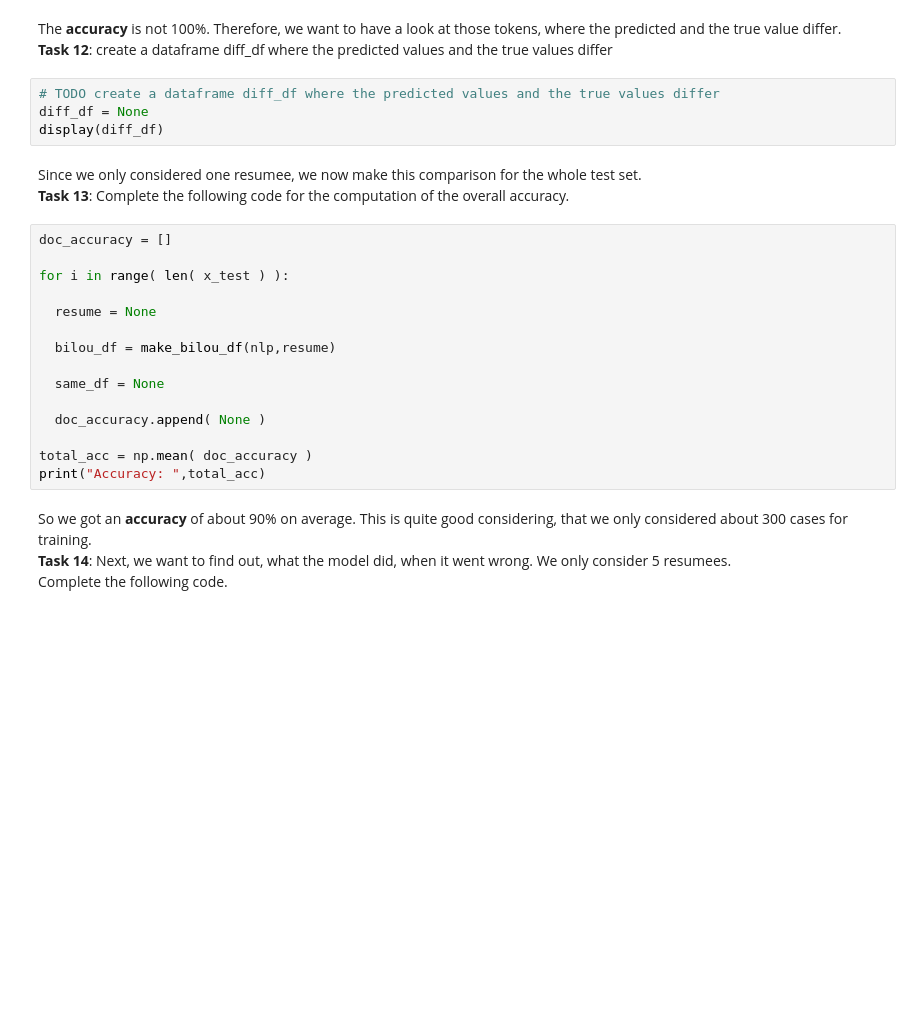
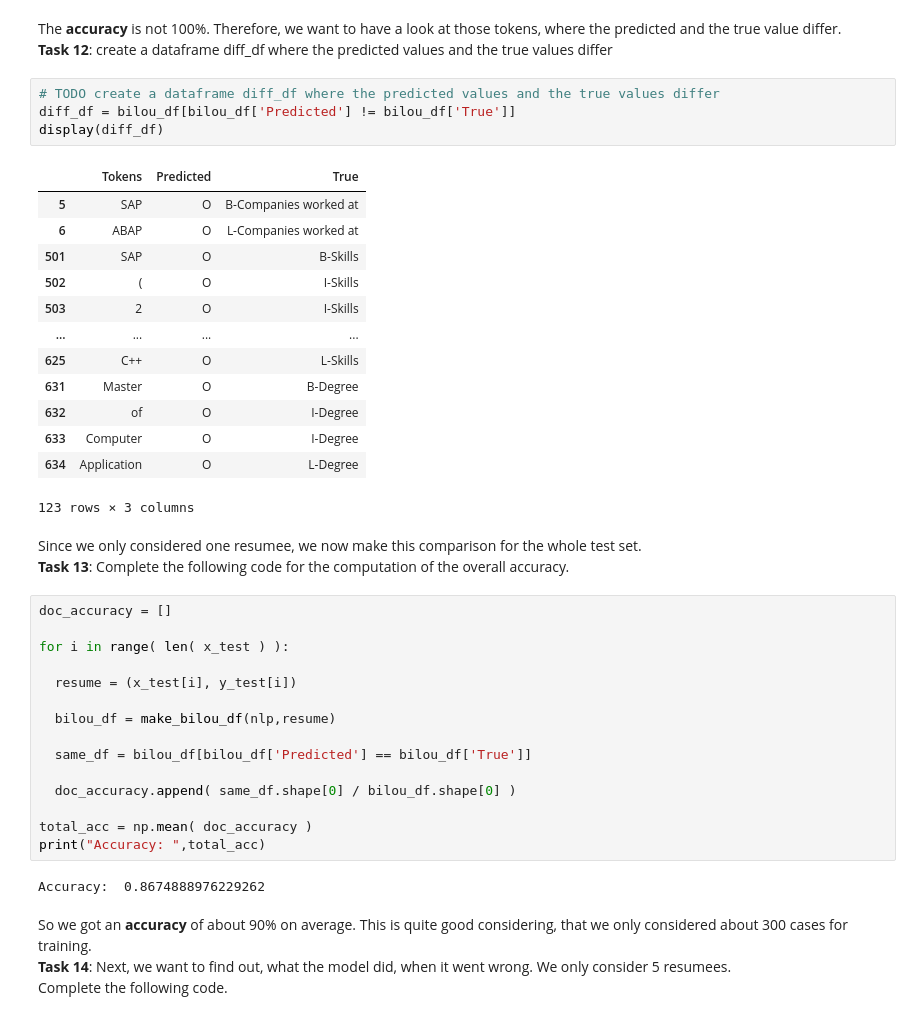
Before and after one commit to DOMEscho/saki-named-entity-recognition, a Jupyter notebook: ner_2_2021.ipynb, the cells around one changed output. Cells and saved outputs as stored; diff of their text form; blank space fills up the shorter version.

```diff
--- a/ner_2_2021.ipynb
+++ b/ner_2_2021.ipynb
@@ -422,8 +442,22 @@ The __accuracy__ is not 100%. Therefore, we want to have a look at those tokens,
 __Task 12__: create a dataframe diff_df where the predicted values and the true values differ
 # %%
 # TODO create a dataframe diff_df where the predicted values and the true values differ
-diff_df = None
+diff_df = bilou_df[bilou_df['Predicted'] != bilou_df['True']]
 display(diff_df)
+# %% [output]
+|  | Tokens | Predicted | True |
+| 5 | SAP | O | B-Companies worked at |
+| 6 | ABAP | O | L-Companies worked at |
+| 501 | SAP | O | B-Skills |
+| 502 | ( | O | I-Skills |
+| 503 | 2 | O | I-Skills |
+| ... | ... | ... | ... |
+| 625 | C++ | O | L-Skills |
+| 631 | Master | O | B-Degree |
+| 632 | of | O | I-Degree |
+| 633 | Computer | O | I-Degree |
+| 634 | Application | O | L-Degree |
+123 rows × 3 columns
 # %% [markdown]
 Since we only considered one resumee, we now make this comparison for the whole test set.<br>
 __Task 13__: Complete the following code for the computation of the overall accuracy.
@@ -432,16 +466,18 @@ doc_accuracy = []
 
 for i in range( len( x_test ) ):
 
-  resume = None
+  resume = (x_test[i], y_test[i])
 
   bilou_df = make_bilou_df(nlp,resume)
 
-  same_df = None
+  same_df = bilou_df[bilou_df['Predicted'] == bilou_df['True']]
 
-  doc_accuracy.append( None )
+  doc_accuracy.append( same_df.shape[0] / bilou_df.shape[0] )
 
 total_acc = np.mean( doc_accuracy )
 print("Accuracy: ",total_acc)
+# %% [output]
+Accuracy:  0.8674888976229262
 # %% [markdown]
 So we got an __accuracy__ of about 90% on average. This is quite good considering, that we only considered about 300 cases for training.<br>
 __Task 14__: Next, we want to find out, what the model did, when it went wrong. We only consider 5 resumees.<br>
```
Also changed, not shown: parts of 6 cells of this notebook.
